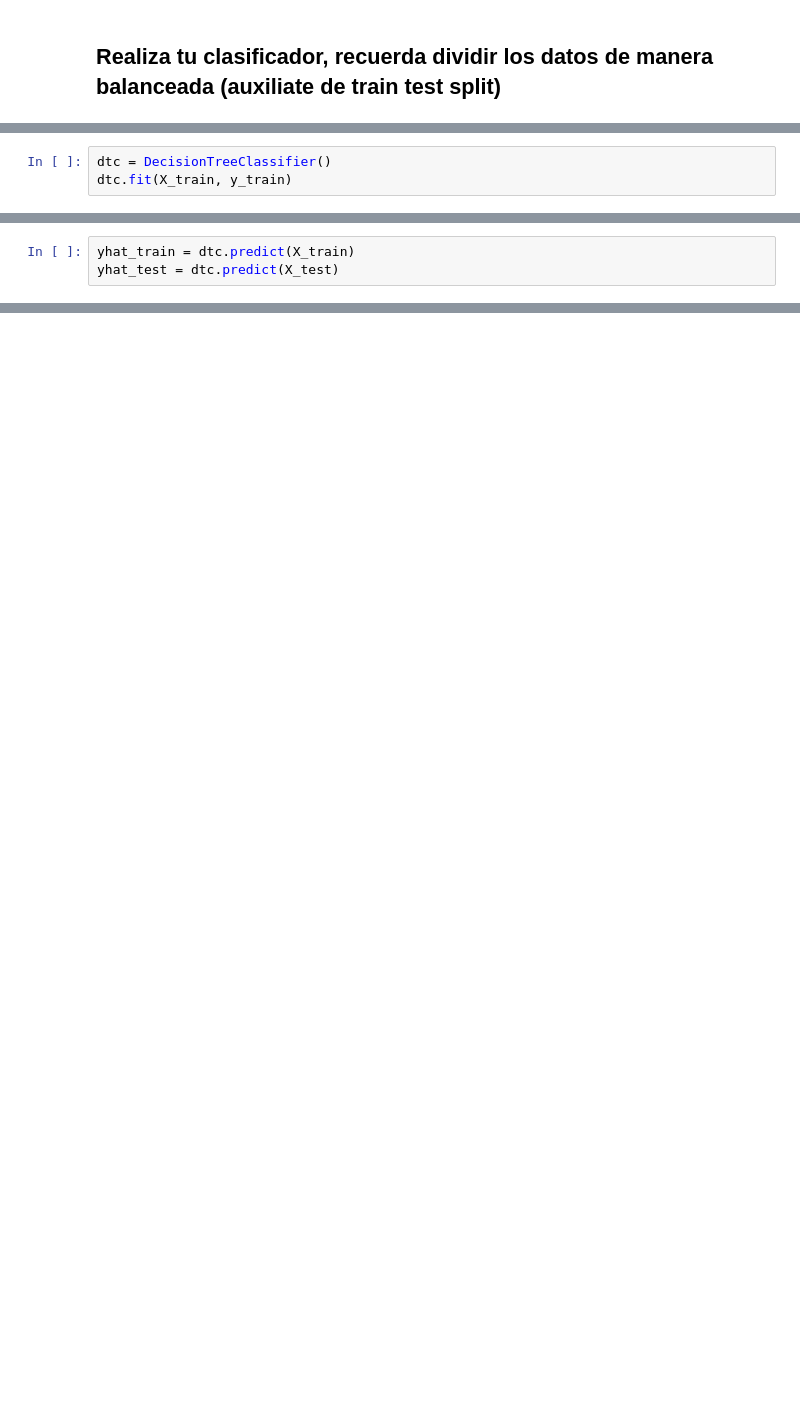
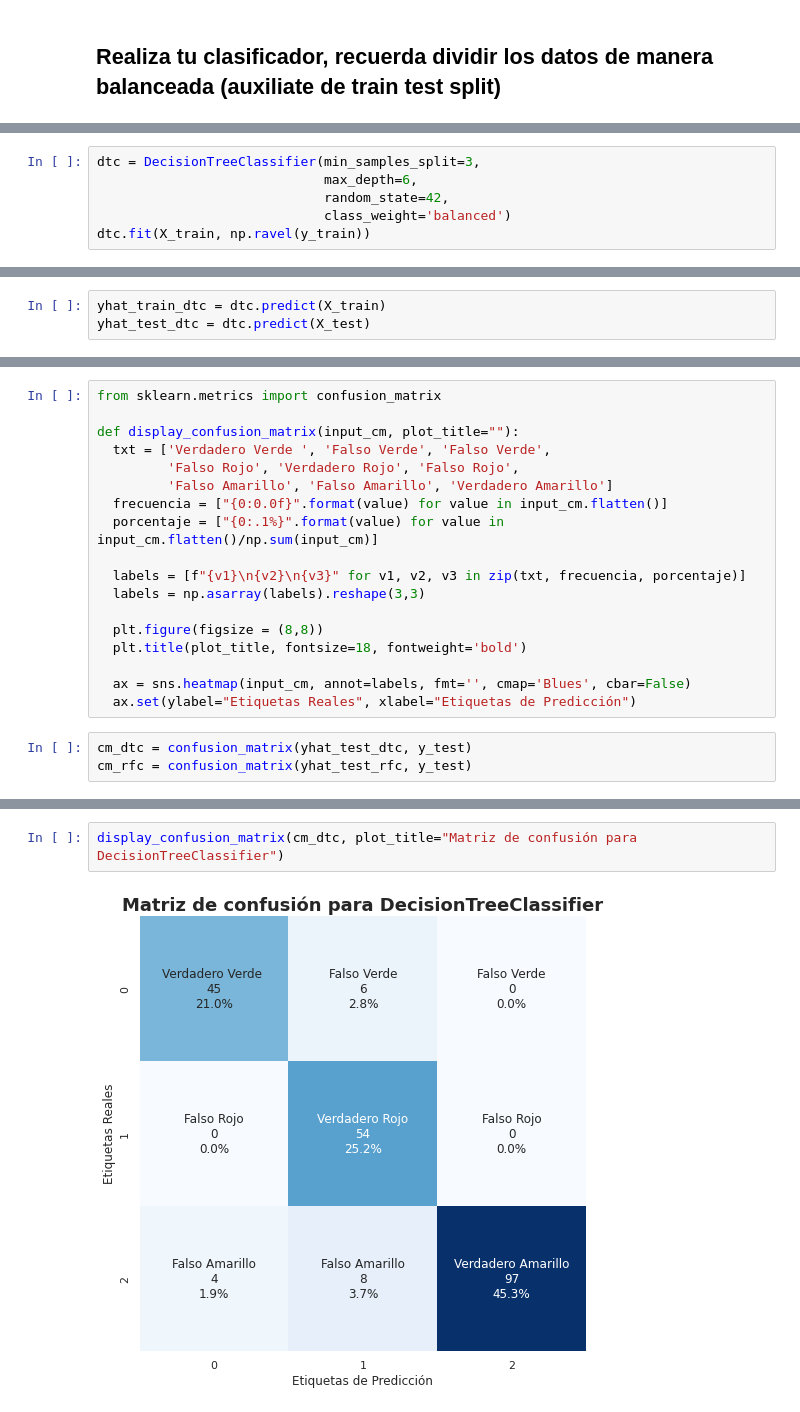
Before and after one commit to PosgradoMNA/actividades-del-projecto-equipo-5, a Jupyter notebook: Entrega2_Reto_Equipo5.ipynb, the cells around one changed output, grey strips where cells are left out. Saved outputs shown, nothing was run; the diff lists cells and outputs as text; blank space fills up the shorter version.

```diff
--- a/Entrega2_Reto_Equipo5.ipynb
+++ b/Entrega2_Reto_Equipo5.ipynb
@@ -457,4 +467,7 @@ Testing data output shape  (161, 1)
 # %%
-dtc = DecisionTreeClassifier()
-dtc.fit(X_train, y_train)
+dtc = DecisionTreeClassifier(min_samples_split=3,
+                             max_depth=6,
+                             random_state=42,
+                             class_weight='balanced')
+dtc.fit(X_train, np.ravel(y_train))
 # %% [output]
@@ -462,3 +481,3 @@ DecisionTreeClassifier()
 # %%
-yhat_train = dtc.predict(X_train)
-yhat_test = dtc.predict(X_test)
+yhat_train_dtc = dtc.predict(X_train)
+yhat_test_dtc = dtc.predict(X_test)
@@ -615,0 +565,21 @@ clf.named_steps['preprocessor'].transformers_[1][1].named_steps['onehot'].get_fe
+# %%
+from sklearn.metrics import confusion_matrix
+
+def display_confusion_matrix(input_cm, plot_title=""):
+  txt = ['Verdadero Verde ', 'Falso Verde', 'Falso Verde',
+         'Falso Rojo', 'Verdadero Rojo', 'Falso Rojo',
+         'Falso Amarillo', 'Falso Amarillo', 'Verdadero Amarillo']
+  frecuencia = ["{0:0.0f}".format(value) for value in input_cm.flatten()]
+  porcentaje = ["{0:.1%}".format(value) for value in input_cm.flatten()/np.sum(input_cm)]
+
+  labels = [f"{v1}\n{v2}\n{v3}" for v1, v2, v3 in zip(txt, frecuencia, porcentaje)]
+  labels = np.asarray(labels).reshape(3,3)
+
+  plt.figure(figsize = (8,8))
+  plt.title(plot_title, fontsize=18, fontweight='bold')
+
+  ax = sns.heatmap(input_cm, annot=labels, fmt='', cmap='Blues', cbar=False)
+  ax.set(ylabel="Etiquetas Reales", xlabel="Etiquetas de Predicción")
+# %%
+cm_dtc = confusion_matrix(yhat_test_dtc, y_test)
+cm_rfc = confusion_matrix(yhat_test_rfc, y_test)
@@ -615,0 +594,4 @@ clf.named_steps['preprocessor'].transformers_[1][1].named_steps['onehot'].get_fe
+# %%
+display_confusion_matrix(cm_dtc, plot_title="Matriz de confusión para DecisionTreeClassifier")
+# %% [output]
+[figure, added]
```
Also changed, not shown: parts of 56 cells of this notebook.
